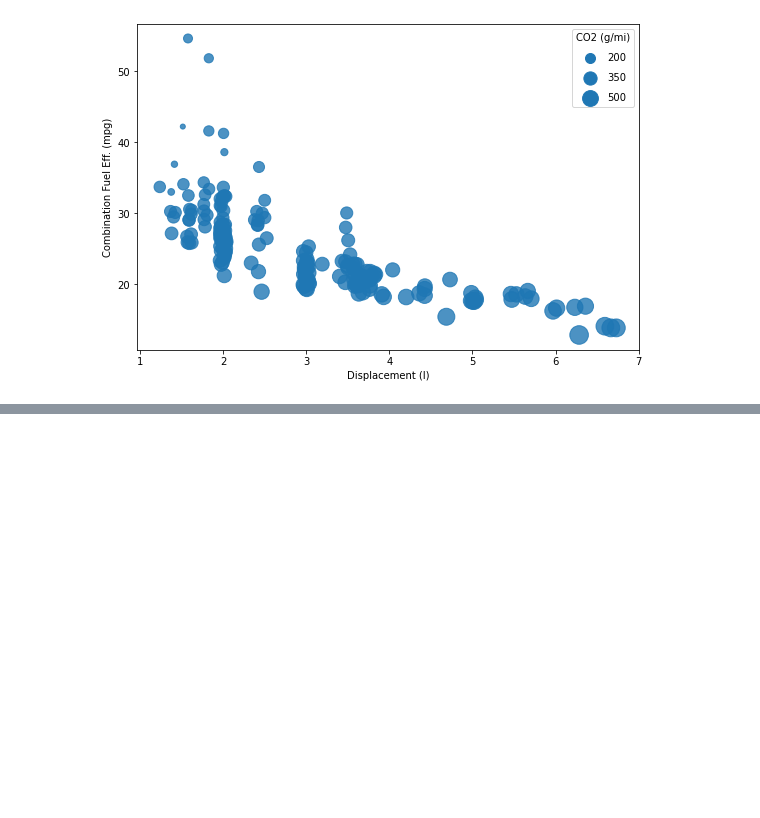
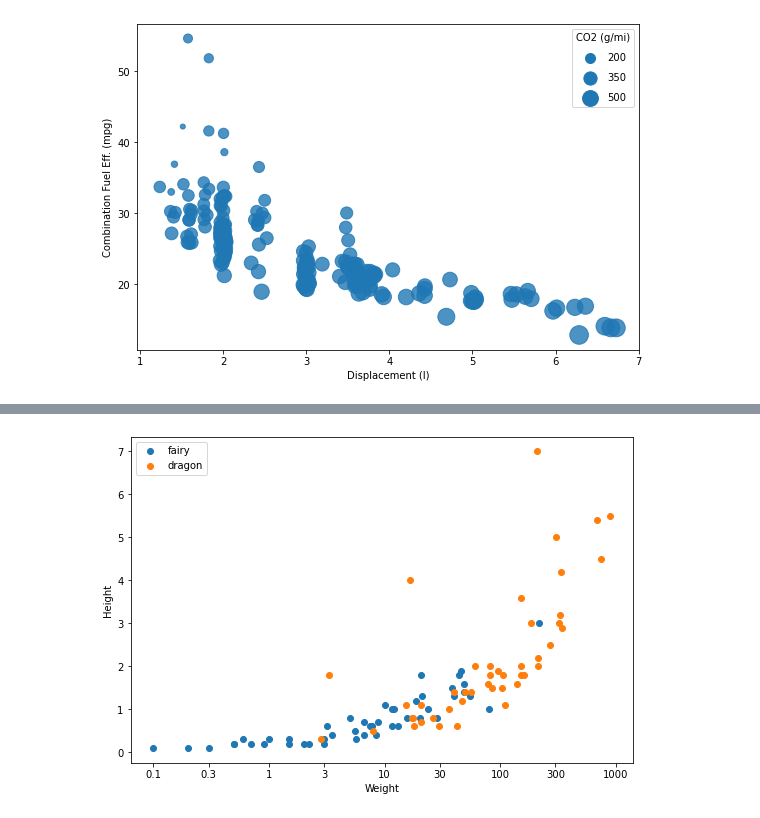
Before and after one commit to Alex-YuZ/Data-Visualization, a Jupyter notebook: Encodings.ipynb, the cells around one changed output, grey strips where cells are left out. Cells and saved outputs as stored; diff of their text form; code cells hidden in the pictures; blank space fills up the shorter version.

```diff
--- a/Encodings.ipynb
+++ b/Encodings.ipynb
@@ -123,0 +263,25 @@ plt.legend(legend_obj, sizes, labelspacing=1, title='CO2 (g/mi)');
+# %%
+def log_trans(x, inverse=False):
+    if not inverse:
+        return np.log10(x)
+
+    else:
+        return 10 ** x
+# %%
+# Method 1a.
+plt.figure(figsize=(9, 6))
+
+types = ['fairy', 'dragon']
+
+for type_ in types:
+    dt = pokemon_sub[pokemon_sub['type']==type_]
+    plt.scatter(x=dt['weight'].apply(log_trans), y=dt['height'], label=True)
+
+new_ticks = [.1, .3, 1, 3, 10, 30, 100, 300, 1000]
+plt.xticks(log_trans(new_ticks), new_ticks)
+
+plt.xlabel('Weight')
+plt.ylabel('Height')
+plt.legend(types, loc=2);
+# %% [output]
+[figure, added]
```
Also changed, not shown: parts of 20 cells of this notebook.
